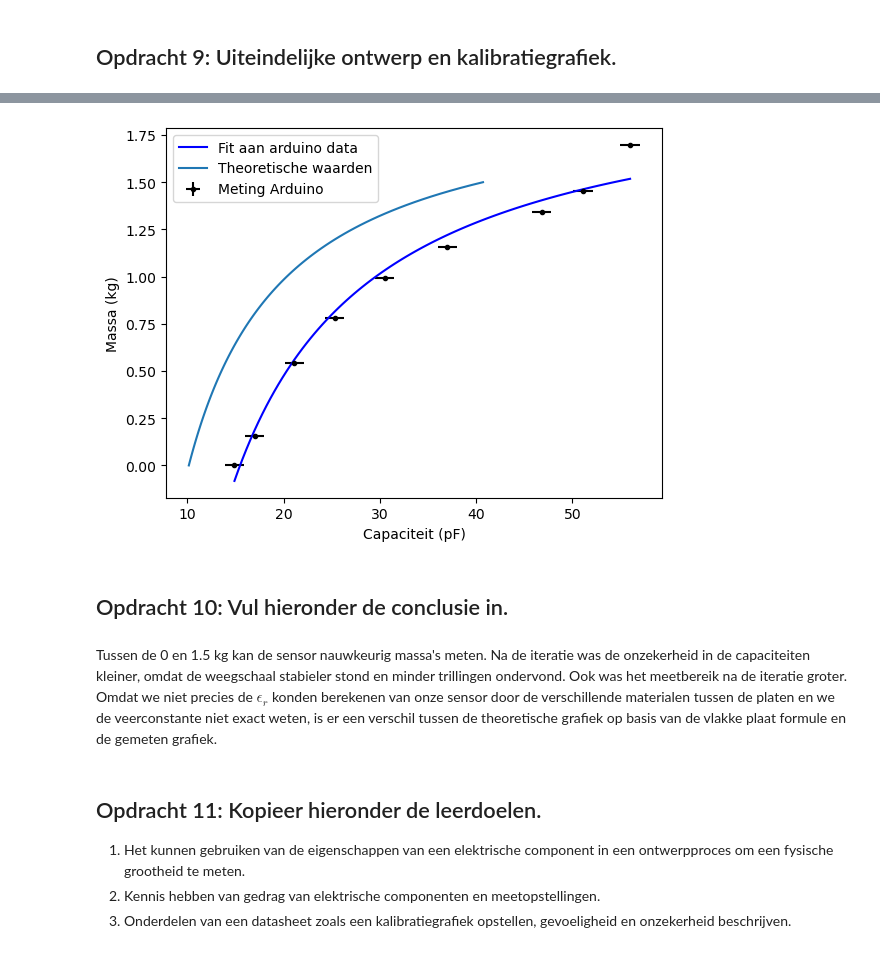
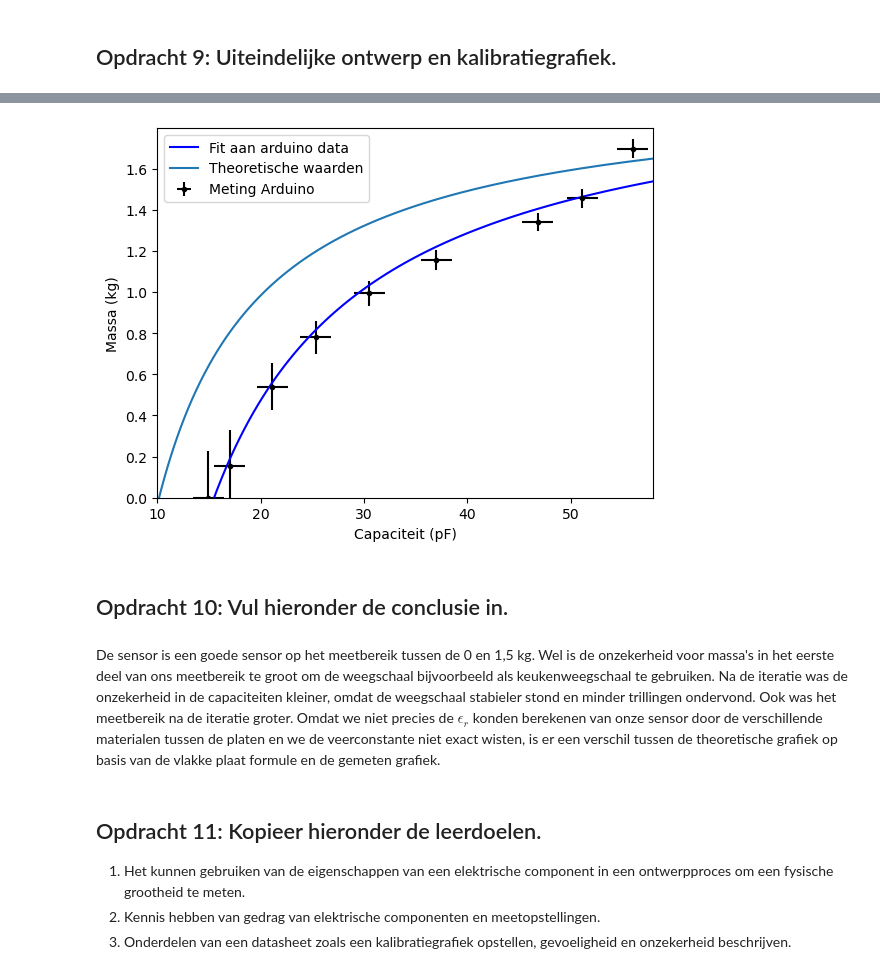
Before and after one commit to AnnetMoeleker/opdrachten-DEF-D, a Jupyter notebook: FysiekeOntwerpopdrachten/2OntwerpEenSensorCondensator/DEFOntwerpopdracht2OntwerpEenSensorInvulTemplate.ipynb, the cells around one changed output, grey strips where cells are left out. Cells and saved outputs as stored; diff of their text form; code cells hidden in the pictures.

```diff
--- a/FysiekeOntwerpopdrachten/2OntwerpEenSensorCondensator/DEFOntwerpopdracht2OntwerpEenSensorInvulTemplate.ipynb
+++ b/FysiekeOntwerpopdrachten/2OntwerpEenSensorCondensator/DEFOntwerpopdracht2OntwerpEenSensorInvulTemplate.ipynb
@@ -90,11 +90,11 @@ def vlakkeplaat_in_functie_van_gewicht(gewicht):
     d = d_initial + verandering_d
     return vlakkeplaat(1.5, 0.1*0.15,d)*1e12  # pF
 
-gewichten = np.linspace(0, 1.5, 100)  # van 0 tot 5 kg
+gewichten = np.linspace(0, 1.65, 100)  # van 0 tot 5 kg
 capaciteiten = vlakkeplaat_in_functie_van_gewicht(gewichten)
-plt.plot(gewichten, capaciteiten)
-plt.xlabel("Gewicht (kg)")
-plt.ylabel("Capaciteit (pF)")
+plt.plot(capaciteiten,gewichten)
+plt.ylabel("Gewicht (kg)")
+plt.xlabel("Capaciteit (pF)")
 plt.title("Capaciteit van de sensor in functie van gewicht")
 plt.grid(True)
 plt.show()
@@ -170,30 +174,34 @@ Onze sensor kan nog verbetered worden door de volgende verbeteringen (minimaal 2
 # %%
 # Plot hier je oorspronkelijke en je uiteindelijke kalibratiegrafieken, fit daar een bijpassende lijn door
 # en zet ook de verwachte ontwerpgrafiek erbij
 
 massa_meting2 = np.array([0,0.155,0.540,0.779,0.993,1.157,1.340,1.4547,1.6964]) #met arduino
 capaciteit_meting2 = np.array([14.9,17.0,21.1,25.3,30.5,37.0,46.8, 51.1,56.0]) #pF, met arduino
 def kg(capaciteit, a, b):
     return a-(b/capaciteit)#formule uit opdracht 4 om te fitten
 pov, cov = curve_fit(kg, capaciteit_meting2, massa_meting2) #fitten van de formule aan de data
+a_error, b_error = np.sqrt(np.diag(cov)) #fout op de fit parameters
+#doorrekenen van onzekerheid in m
+m_error=np.sqrt( a_error**2 + (b_error**2)/(capaciteit_meting2**2) + (pov[1]**2 * 1.5**2)/(capaciteit_meting2**4) - ((2*cov[0,1])/capaciteit_meting2))
 
-
-fit_capaciteit = np.linspace(14.9, 56.0, 100)
+fit_capaciteit = np.linspace(14.9, 58.0, 100)
 fit_massa = kg(fit_capaciteit, pov[0], pov[1])
 plt.figure()
 plt.ylabel("Massa (kg)")
 plt.xlabel("Capaciteit (pF)")
-plt.errorbar(capaciteit_meting2, massa_meting2, xerr=1, yerr=0.001, fmt='k.', label="Meting Arduino") #metingen oscilloscoop met error bars
+plt.xlim(10,58)
+plt.ylim(0,max(massa_meting2)+0.1)
+plt.errorbar(capaciteit_meting2, massa_meting2, xerr=1.5, yerr=m_error, fmt='k.', label="Meting Arduino") #metingen oscilloscoop met error bars
 plt.plot(fit_capaciteit, fit_massa, 'b-', label="Fit aan arduino data") #fit aan arduino data
 plt.plot(capaciteiten, gewichten, label='Theoretische waarden')
 plt.legend()
 plt.show()
 # %% [output]
-[figure, old version]
+[figure, new version]
 # %% [markdown]
 ## Opdracht 10: Vul hieronder de conclusie in.
 # %% [markdown]
-Tussen de 0 en 1.5 kg kan de sensor nauwkeurig massa's meten. Na de iteratie was de onzekerheid in de capaciteiten kleiner, omdat de weegschaal stabieler stond en minder trillingen ondervond. Ook was het meetbereik na de iteratie groter. Omdat we niet precies de ${\epsilon}_r$ konden berekenen van onze sensor door de verschillende materialen tussen de platen en we de veerconstante niet exact weten, is er een verschil tussen de theoretische grafiek op basis van de vlakke plaat formule en de gemeten grafiek.
+De sensor is een goede sensor op het meetbereik tussen de 0 en 1,5 kg. Wel is de onzekerheid voor massa's in het eerste deel van ons meetbereik te groot om de weegschaal bijvoorbeeld als keukenweegschaal te gebruiken. Na de iteratie was de onzekerheid in de capaciteiten kleiner, omdat de weegschaal stabieler stond en minder trillingen ondervond. Ook was het meetbereik na de iteratie groter. Omdat we niet precies de ${\epsilon}_r$ konden berekenen van onze sensor door de verschillende materialen tussen de platen en we de veerconstante niet exact wisten, is er een verschil tussen de theoretische grafiek op basis van de vlakke plaat formule en de gemeten grafiek.
 # %% [markdown]
 ## Opdracht 11: Kopieer hieronder de leerdoelen.
 1. Het kunnen gebruiken van de eigenschappen van een elektrische component in een ontwerpproces om een fysische grootheid te meten.
```
Also changed, not shown: parts of 9 cells of this notebook, 1 other file.
